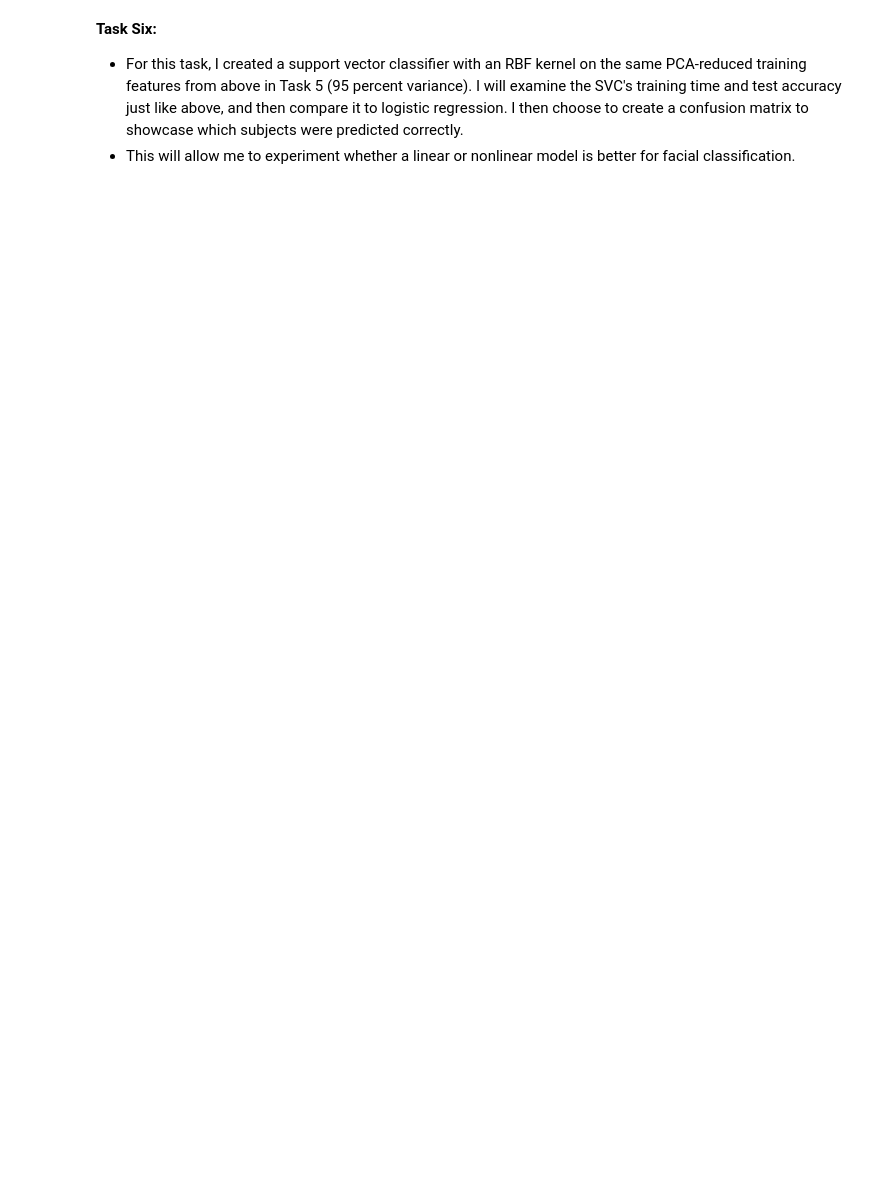
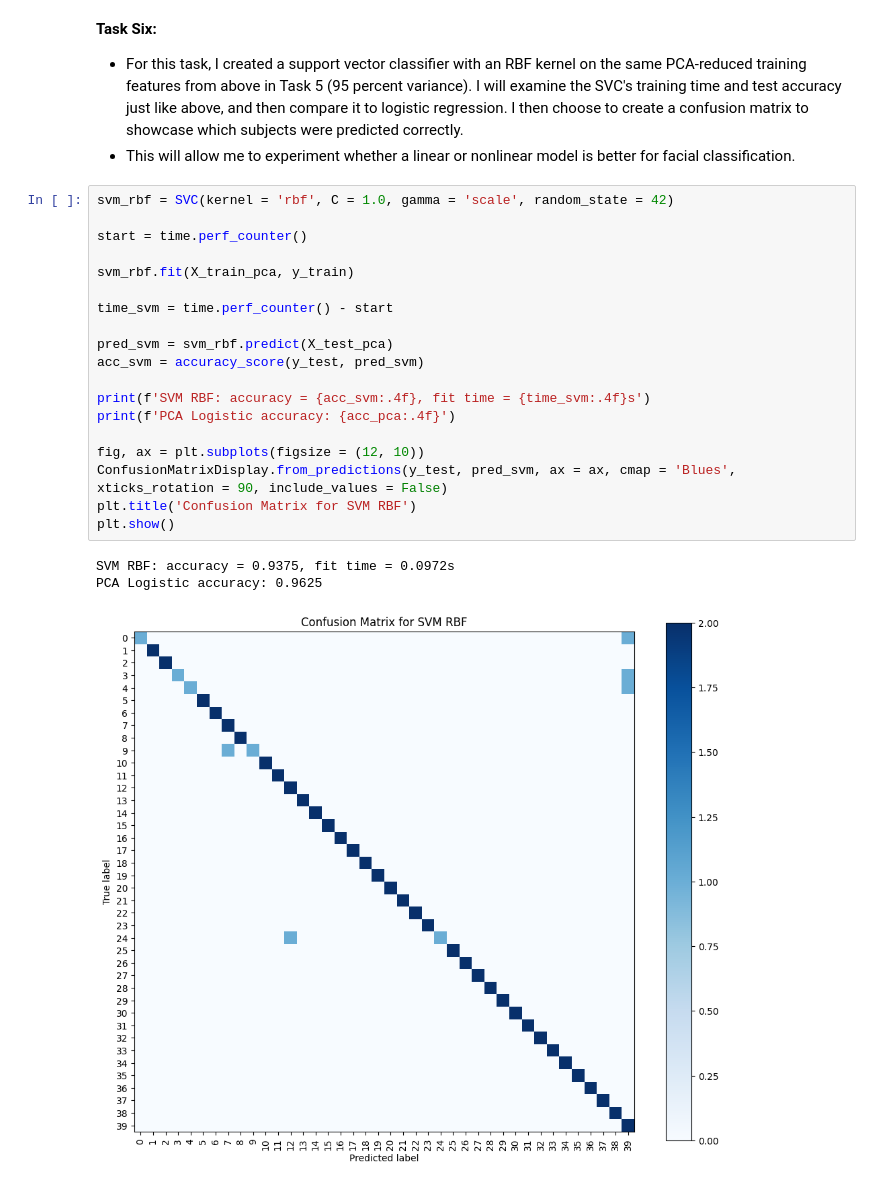
Before and after one commit to JFish72/CSC-349-Machine-Learning-, a Jupyter notebook: HW6/faces_pca.ipynb, the cells around one changed output. Saved outputs shown, nothing was run; the diff lists cells and outputs as text; blank space fills up the shorter version.

```diff
--- a/HW6/faces_pca.ipynb
+++ b/HW6/faces_pca.ipynb
@@ -214,3 +213,26 @@ PCA Components retained: 111
 **Task Six:**
 *   For this task, I created a support vector classifier with an RBF kernel on the same PCA-reduced training features from above in Task 5 (95 percent variance). I will examine the SVC's training time and test accuracy just like above, and then compare it to logistic regression. I then choose to create a confusion matrix to showcase which subjects were predicted correctly.
 *   This will allow me to experiment whether a linear or nonlinear model is better for facial classification.
+# %%
+svm_rbf = SVC(kernel = 'rbf', C = 1.0, gamma = 'scale', random_state = 42)
+
+start = time.perf_counter()
+
+svm_rbf.fit(X_train_pca, y_train)
+
+time_svm = time.perf_counter() - start
+
+pred_svm = svm_rbf.predict(X_test_pca)
+acc_svm = accuracy_score(y_test, pred_svm)
+
+print(f'SVM RBF: accuracy = {acc_svm:.4f}, fit time = {time_svm:.4f}s')
+print(f'PCA Logistic accuracy: {acc_pca:.4f}')
+
+fig, ax = plt.subplots(figsize = (12, 10))
+ConfusionMatrixDisplay.from_predictions(y_test, pred_svm, ax = ax, cmap = 'Blues', xticks_rotation = 90, include_values = False)
+plt.title('Confusion Matrix for SVM RBF')
+plt.show()
+# %% [output]
+SVM RBF: accuracy = 0.9375, fit time = 0.0972s
+PCA Logistic accuracy: 0.9625
+[figure, added]
```
Also changed, not shown: parts of 3 cells of this notebook.
